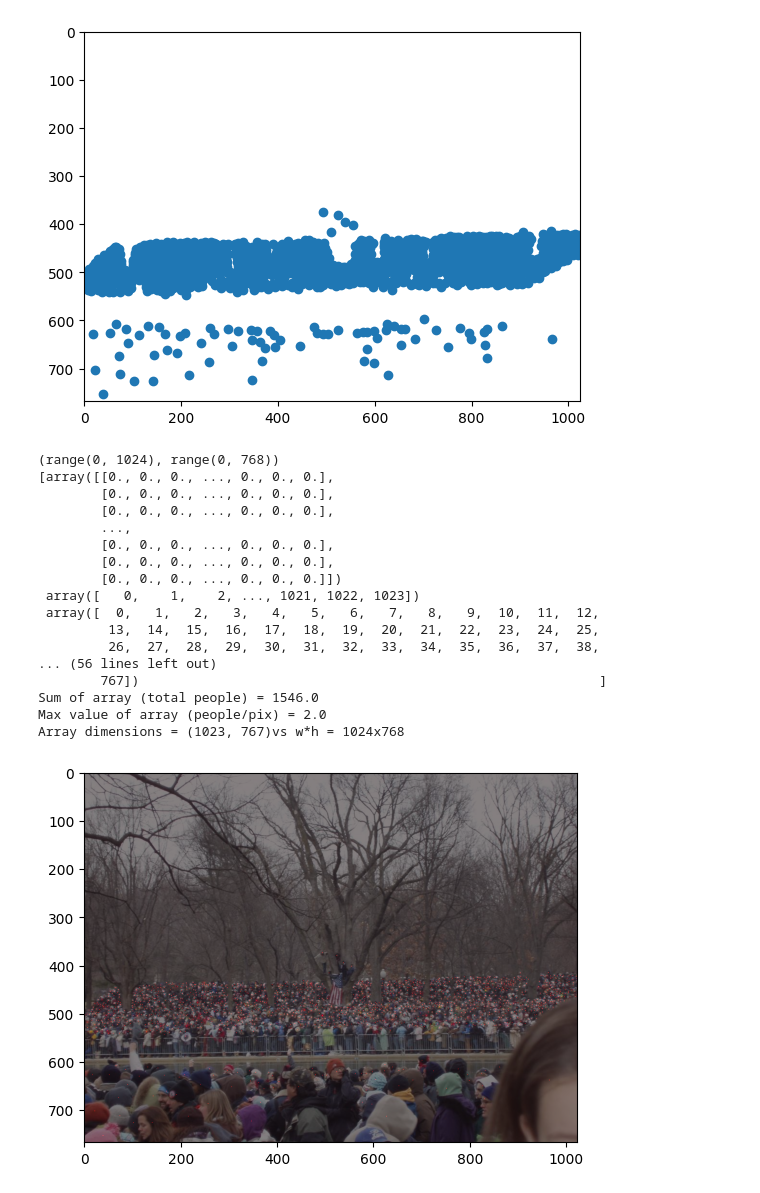
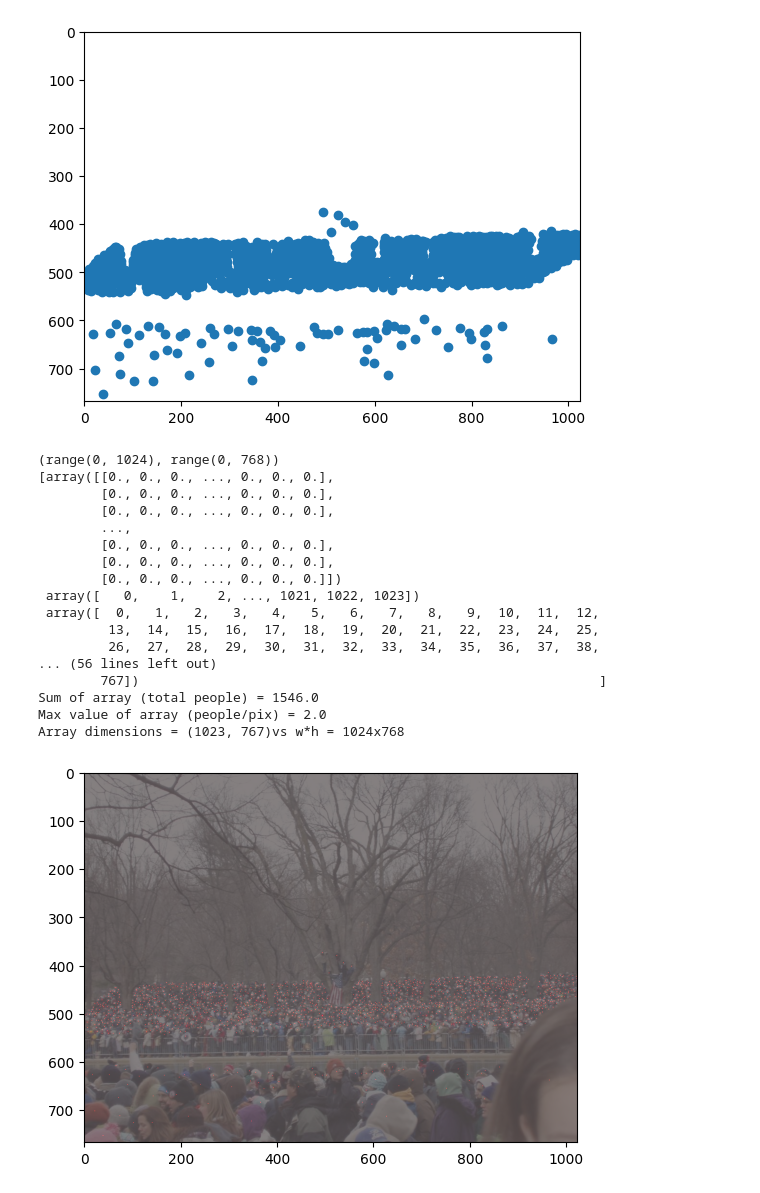
Before and after one commit to AADietrich/Crowd-Counting, a Jupyter notebook: loading_shanghaitech.ipynb, the cells around one changed output. Drawn from its saved outputs; the diff is of its cells as text; code cells hidden in the pictures.

```diff
--- a/loading_shanghaitech.ipynb
+++ b/loading_shanghaitech.ipynb
@@ -1,8 +1,14 @@
 # %%
+%load_ext autoreload
+%autoreload 2
+
 import numpy as np
 from matplotlib import pyplot as plt
 import scipy.io
 import PIL.Image as pil
+import PIL.ImageFilter as pilf
+import ground_truth
+import cv2
 
-image_path = 'Z:/GIST8125/ShanghaiTech/part_A/train_data/images/IMG_1.jpg'
-truth_path = 'Z:/GIST8125/ShanghaiTech/part_A/train_data/ground-truth/GT_IMG_1.mat'
+image_path = '../ShanghaiTech/part_A/train_data/images/IMG_1.jpg'
+truth_path = '../ShanghaiTech/part_A/train_data/ground-truth/GT_IMG_1.mat'
@@ -14,0 +31,10 @@ imgplot = plt.imshow(img)
+# %%
+##Compute xi values, combine with gt matrix
+points_xi = ground_truth.findRadius(gt)
+##print(str(points_xi))
+##print(str(gt))
+rot = np.rot90(gt, 3, axes=(0,1))
+points_xi = points_xi.reshape(1,1546)
+##print(str(points_xi))
+rot = np.concatenate((rot, points_xi), axis=0)
+print(str(rot))
@@ -27,34 +68,34 @@ plt.scatter(rot[0], rot[1])
 bins = range(width), range(height)
 
 
 hst = np.asarray(np.histogram2d(rot[0], rot[1], bins))
 print(str(bins))
 print(str(hst))
 hst = hst[0]
 print("Sum of array (total people) = " + str(hst.sum()))
 print("Max value of array (people/pix) = " + str(hst.max()))
 print("Array dimensions = " + str(hst.shape) + "vs w*h = " + str(width) + "x" + str(height))
 
-plt.imshow(img)
-hst_rot = np.rot90(np.flip(255*hst.astype(np.uint8), axis=1), k=1, axes=(0,1))
-plt.imshow(pil.fromarray(hst_rot), cmap = "hot", alpha=0.5)
+plt.imshow(img, alpha=0.5)
+pointMap = pil.fromarray(np.rot90(np.flip(255*hst.astype(np.uint8), axis=1), k=1, axes=(0,1)))
+plt.imshow(pointMap, cmap = "hot", alpha=0.5)
 plt.show()
 # %% [output]
 (range(0, 1024), range(0, 768))
 [array([[0., 0., 0., ..., 0., 0., 0.],
         [0., 0., 0., ..., 0., 0., 0.],
         [0., 0., 0., ..., 0., 0., 0.],
         ...,
         [0., 0., 0., ..., 0., 0., 0.],
         [0., 0., 0., ..., 0., 0., 0.],
         [0., 0., 0., ..., 0., 0., 0.]])
  array([   0,    1,    2, ..., 1021, 1022, 1023])
  array([  0,   1,   2,   3,   4,   5,   6,   7,   8,   9,  10,  11,  12,
          13,  14,  15,  16,  17,  18,  19,  20,  21,  22,  23,  24,  25,
          26,  27,  28,  29,  30,  31,  32,  33,  34,  35,  36,  37,  38,
 ... (56 lines left out)
         767])                                                           ]
 Sum of array (total people) = 1546.0
 Max value of array (people/pix) = 2.0
 Array dimensions = (1023, 767)vs w*h = 1024x768
-[figure, old version]
+[figure, new version]
```
Also changed, not shown: parts of 5 cells of this notebook, 1 other file.
